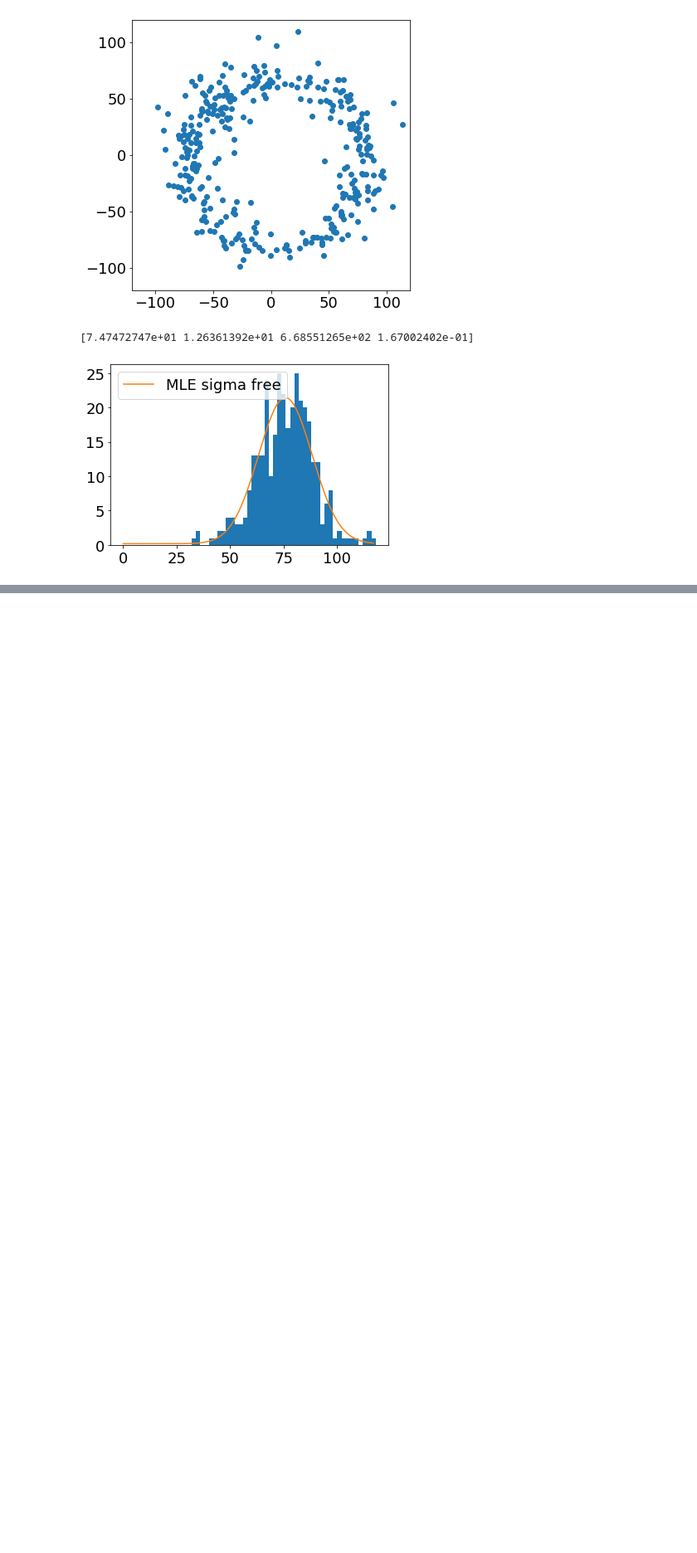
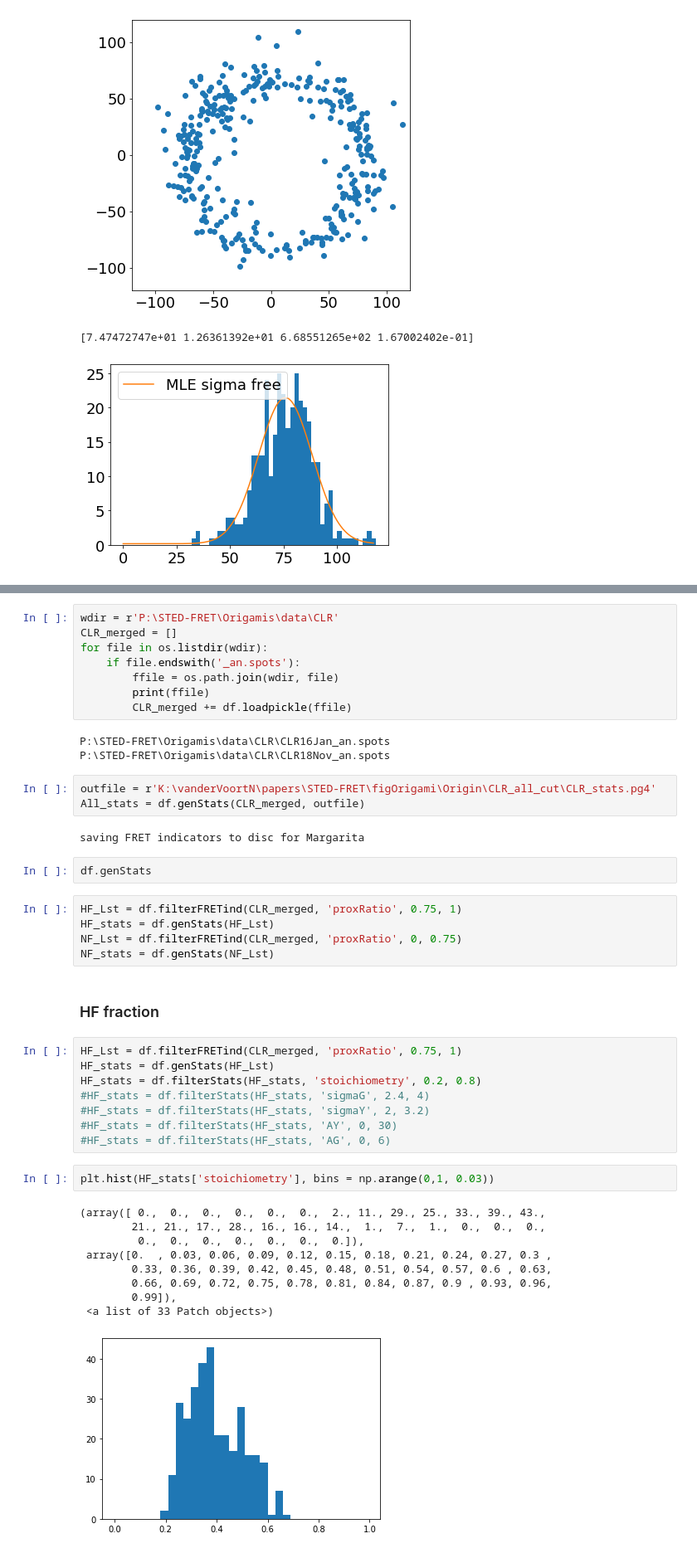
Before and after one commit to Fluorescence-Tools/Seidel, a Jupyter notebook: analysisNotebooks/2020Q1/20200121 C-LR merging datasets.ipynb, the cells around one changed output, grey strips where cells are left out. Shown at 83% size. Saved outputs shown, nothing was run; the diff lists cells and outputs as text; blank space fills up the shorter version.

```diff
--- a/analysisNotebooks/2020Q1/20200121 C-LR merging datasets.ipynb
+++ b/analysisNotebooks/2020Q1/20200121 C-LR merging datasets.ipynb
@@ -686,0 +404,45 @@ number of records is 93947
+# %%
+wdir = r'P:\STED-FRET\Origamis\data\CLR'
+CLR_merged = []
+for file in os.listdir(wdir):
+    if file.endswith('_an.spots'):
+        ffile = os.path.join(wdir, file)
+        print(ffile)
+        CLR_merged += df.loadpickle(ffile)
+# %% [output]
+P:\STED-FRET\Origamis\data\CLR\CLR16Jan_an.spots
+P:\STED-FRET\Origamis\data\CLR\CLR18Nov_an.spots
+# %%
+outfile = r'K:\vanderVoortN\papers\STED-FRET\figOrigami\Origin\CLR_all_cut\CLR_stats.pg4'
+All_stats = df.genStats(CLR_merged, outfile)
+# %% [output]
+saving FRET indicators to disc for Margarita
+# %%
+df.genStats
+# %%
+HF_Lst = df.filterFRETind(CLR_merged, 'proxRatio', 0.75, 1)
+HF_stats = df.genStats(HF_Lst)
+NF_Lst = df.filterFRETind(CLR_merged, 'proxRatio', 0, 0.75)
+NF_stats = df.genStats(NF_Lst)
+# %% [markdown]
+### HF fraction
+# %%
+HF_Lst = df.filterFRETind(CLR_merged, 'proxRatio', 0.75, 1)
+HF_stats = df.genStats(HF_Lst)
+HF_stats = df.filterStats(HF_stats, 'stoichiometry', 0.2, 0.8)
+#HF_stats = df.filterStats(HF_stats, 'sigmaG', 2.4, 4)
+#HF_stats = df.filterStats(HF_stats, 'sigmaY', 2, 3.2)
+#HF_stats = df.filterStats(HF_stats, 'AY', 0, 30)
+#HF_stats = df.filterStats(HF_stats, 'AG', 0, 6)
+# %%
+plt.hist(HF_stats['stoichiometry'], bins = np.arange(0,1, 0.03))
+# %% [output]
+(array([ 0.,  0.,  0.,  0.,  0.,  0.,  2., 11., 29., 25., 33., 39., 43.,
+        21., 21., 17., 28., 16., 16., 14.,  1.,  7.,  1.,  0.,  0.,  0.,
+         0.,  0.,  0.,  0.,  0.,  0.,  0.]),
+ array([0.  , 0.03, 0.06, 0.09, 0.12, 0.15, 0.18, 0.21, 0.24, 0.27, 0.3 ,
+        0.33, 0.36, 0.39, 0.42, 0.45, 0.48, 0.51, 0.54, 0.57, 0.6 , 0.63,
+        0.66, 0.69, 0.72, 0.75, 0.78, 0.81, 0.84, 0.87, 0.9 , 0.93, 0.96,
+        0.99]),
+ <a list of 33 Patch objects>)
+[figure, added]
```
Also changed, not shown: parts of 57 cells of this notebook, 14 other files.
